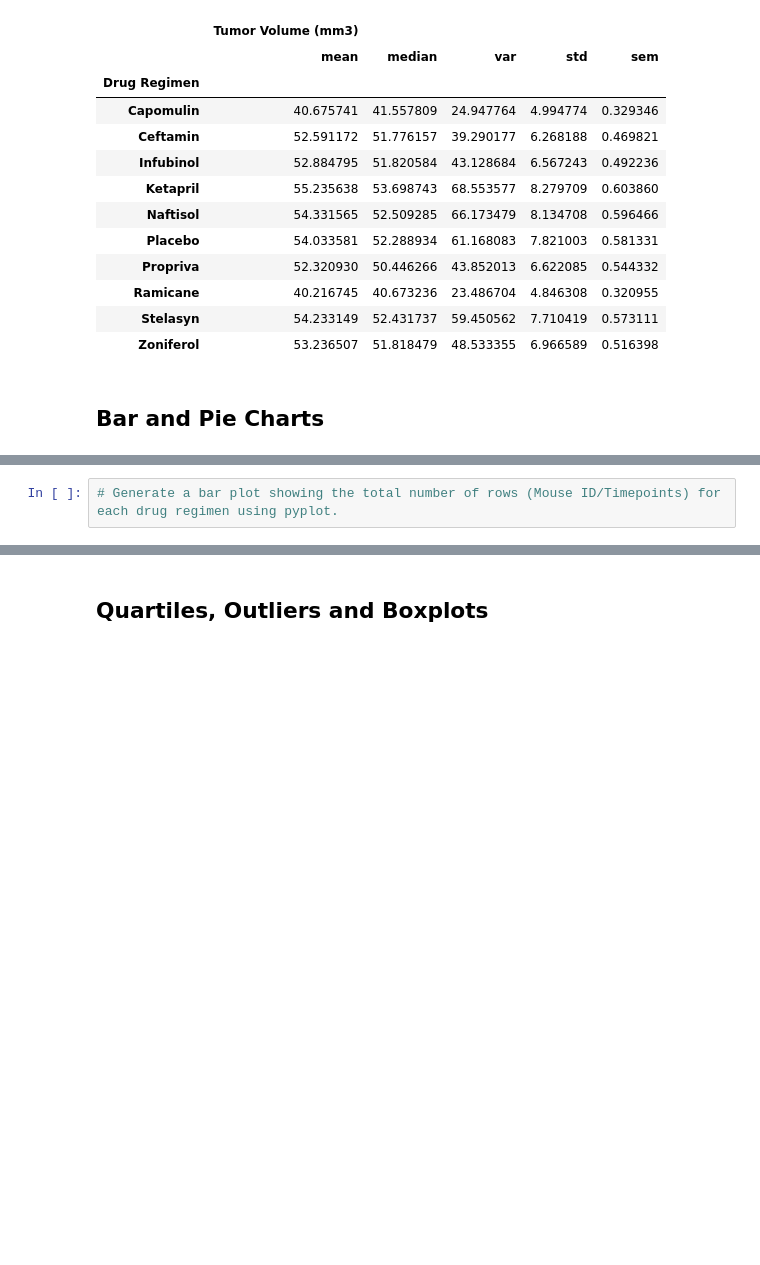
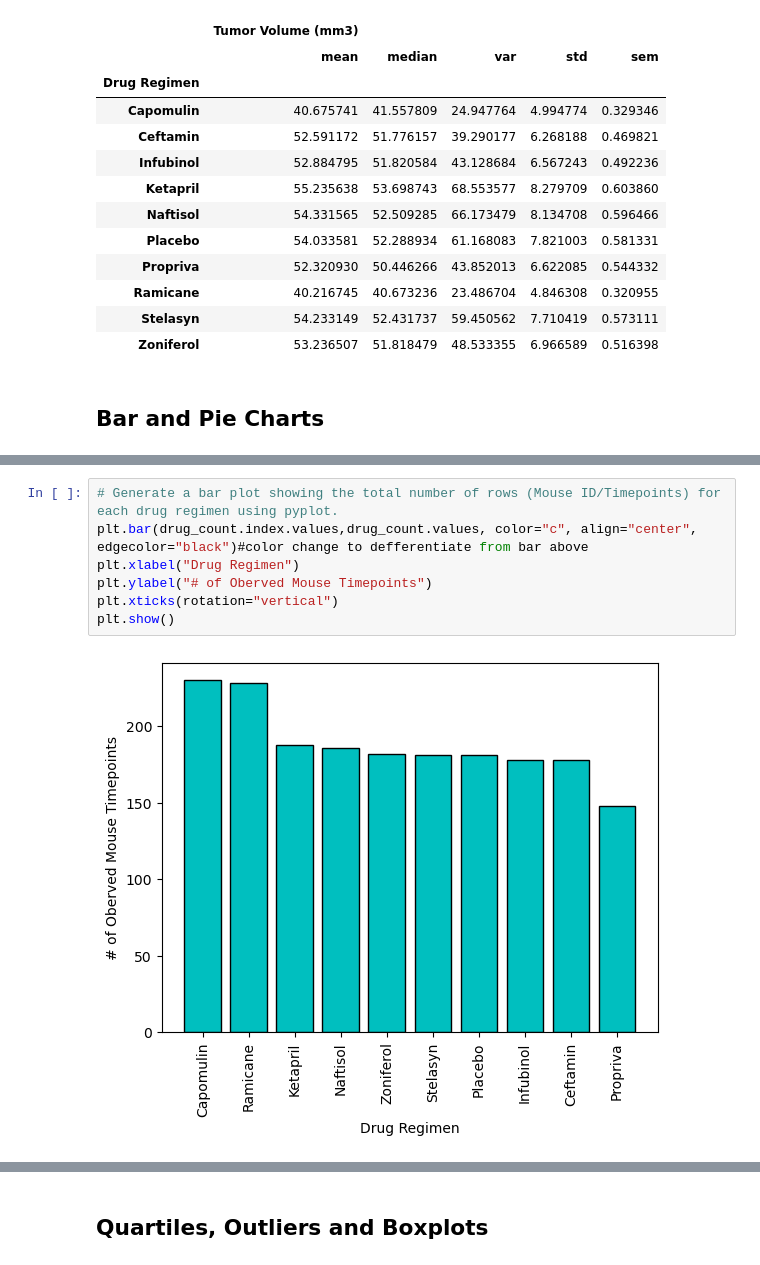
Before and after one commit to M-Soriano/Matplotlib, a Jupyter notebook: pymaceuticals_starter.ipynb, the cells around one changed output, grey strips where cells are left out. Cells and saved outputs as stored; diff of their text form; blank space fills up the shorter version.

```diff
--- a/pymaceuticals_starter.ipynb
+++ b/pymaceuticals_starter.ipynb
@@ -146,4 +166,11 @@ combine_data_clean.groupby("Drug Regimen").agg({"Tumor Volume (mm3)":["mean","me
 # %%
 # Generate a bar plot showing the total number of rows (Mouse ID/Timepoints) for each drug regimen using pyplot.
+plt.bar(drug_count.index.values,drug_count.values, color="c", align="center", edgecolor="black")#color change to defferentiate from bar above
+plt.xlabel("Drug Regimen")
+plt.ylabel("# of Oberved Mouse Timepoints")
+plt.xticks(rotation="vertical")
+plt.show()
+# %% [output]
+[figure, added]
 # %%
 # Generate a pie chart, using Pandas, showing the distribution of unique female versus male mice used in the study
```
Also changed, not shown: parts of 6 cells of this notebook.
